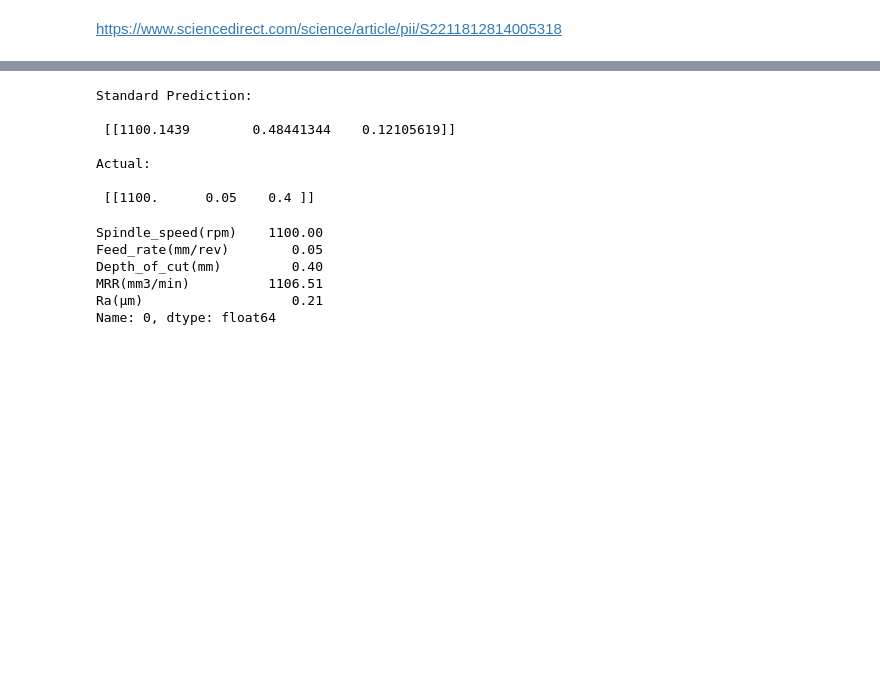
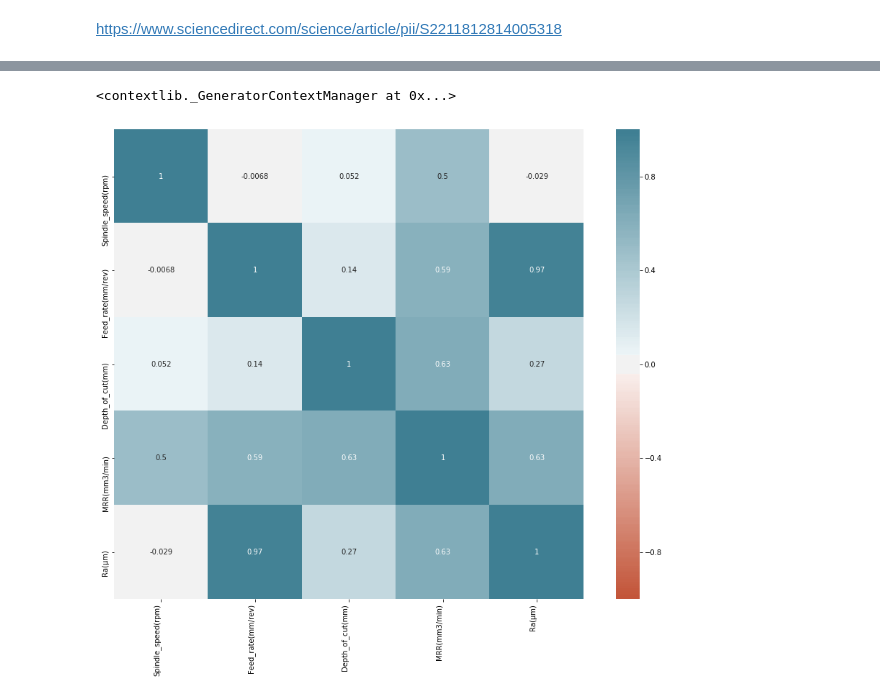
Before and after one commit to 55thSwiss/Kaggle, a Jupyter notebook: Talos with Keras/Genetic Alogrithm Repro v3.ipynb, the cells around one changed output, grey strips where cells are left out. Drawn from its saved outputs; the diff is of its cells as text; code cells hidden in the pictures; blank space fills up the shorter version.

```diff
--- a/Talos with Keras/Genetic Alogrithm Repro v3.ipynb
+++ b/Talos with Keras/Genetic Alogrithm Repro v3.ipynb
@@ -447,24 +3,56 @@ test_data
-# %%
-# Standard prediction on validation
-prediction = Standard_model.predict(validation_features_Standard)
-prediction = Standard_scaler.inverse_transform(prediction)
-# compare
-print('Standard Prediction:\n\n', prediction)
-print('\nActual:\n\n', Standard_scaler.inverse_transform(validation_labels_Standard))
-# %% [output]
-Standard Prediction:
-
- [[1100.1439        0.48441344    0.12105619]]
-
-Actual:
-
- [[1100.      0.05    0.4 ]]
-# %%
-validation_data
-# %% [output]
-Spindle_speed(rpm)    1100.00
-Feed_rate(mm/rev)        0.05
-Depth_of_cut(mm)         0.40
-MRR(mm3/min)          1106.51
-Ra(µm)                   0.21
-Name: 0, dtype: float64
+# %%
+# import dependencies
+%matplotlib inline
+from keras.models import Sequential
+from keras.activations import *
+from keras.layers import *
+from keras.losses import *
+from keras.optimizers import *
+import matplotlib.pyplot as plt
+import numpy as np
+import pandas as pd
+import seaborn as sns
+from sklearn.metrics import classification_report
+from sklearn.preprocessing import MinMaxScaler
+from sklearn.preprocessing import StandardScaler
+import talos as ta
+import warnings
+warnings.filterwarnings("ignore")
+
+# suppres NumPy arrays scientific notation and round decimals to three places
+np.set_printoptions(suppress=True)
+np.printoptions(precision=3, suppress=True)
+
+print('Dependency Version:\n')
+print('Keras', keras.__version__)
+print('Numpy', np.__version__)
+print('Pandas', pd.__version__)
+print('Seaborn', seaborn.__version__)
+print('Sklearn', sklearn.__version__)
+print('Talos', ta.__version__)
+# %% [output]
+<contextlib._GeneratorContextManager at 0x...>
+# %%
+# import training data
+data = pd.read_csv('data.txt', delim_whitespace=True, encoding='ISO-8859-1')
+data.drop(columns=['Sr._No.'], inplace=True)
+# %%
+# a look at the overall correlation between training and testing data
+heat_data = data
+plt.figure(figsize=(16, 12))
+corr = heat_data.corr()
+ax = sns.heatmap(
+    corr,
+    vmin=-1, vmax=1, center=0,
+    cmap=sns.diverging_palette(20, 220, n=200),
+    square=True,
+    annot=True
+)
+ax.set_xticklabels(
+    ax.get_xticklabels(),
+    rotation=90,
+    horizontalalignment='right'
+);
+plt.savefig('heatmap')
+# %% [output]
+[figure, added]
```
Also changed, not shown: parts of 49 cells of this notebook.
